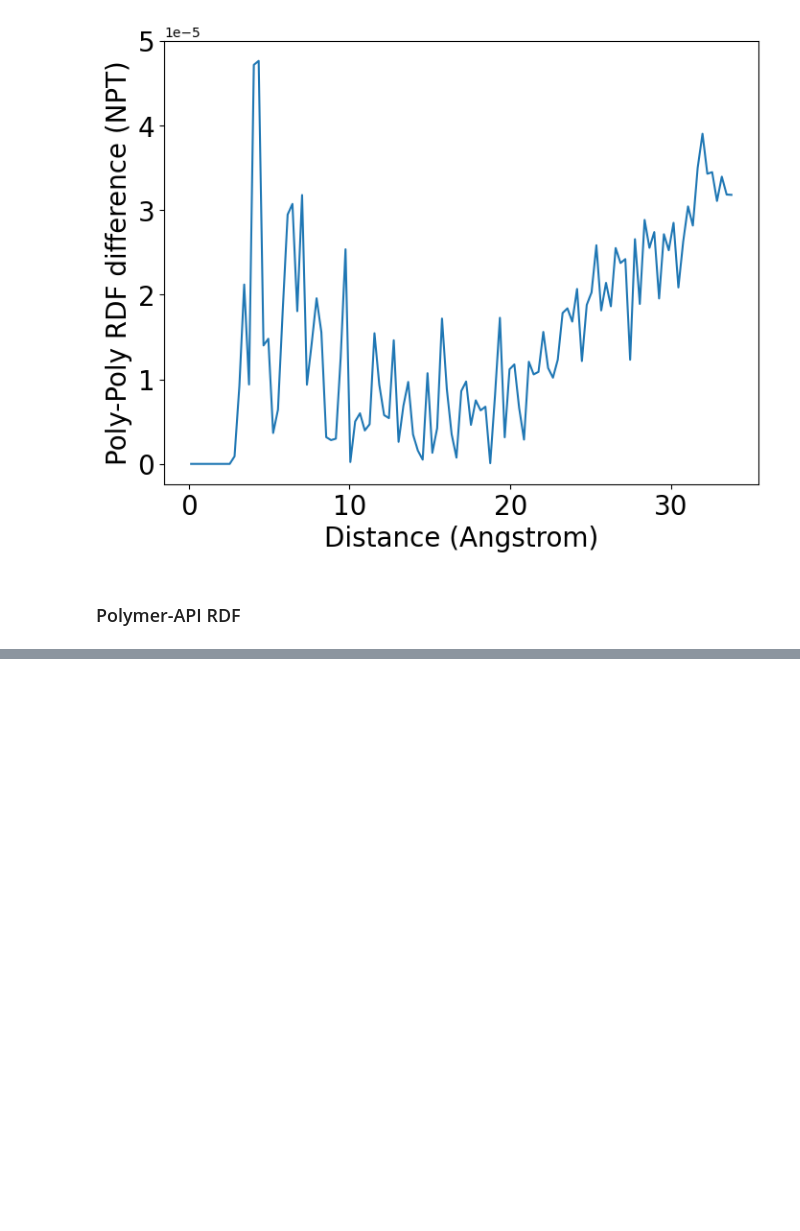
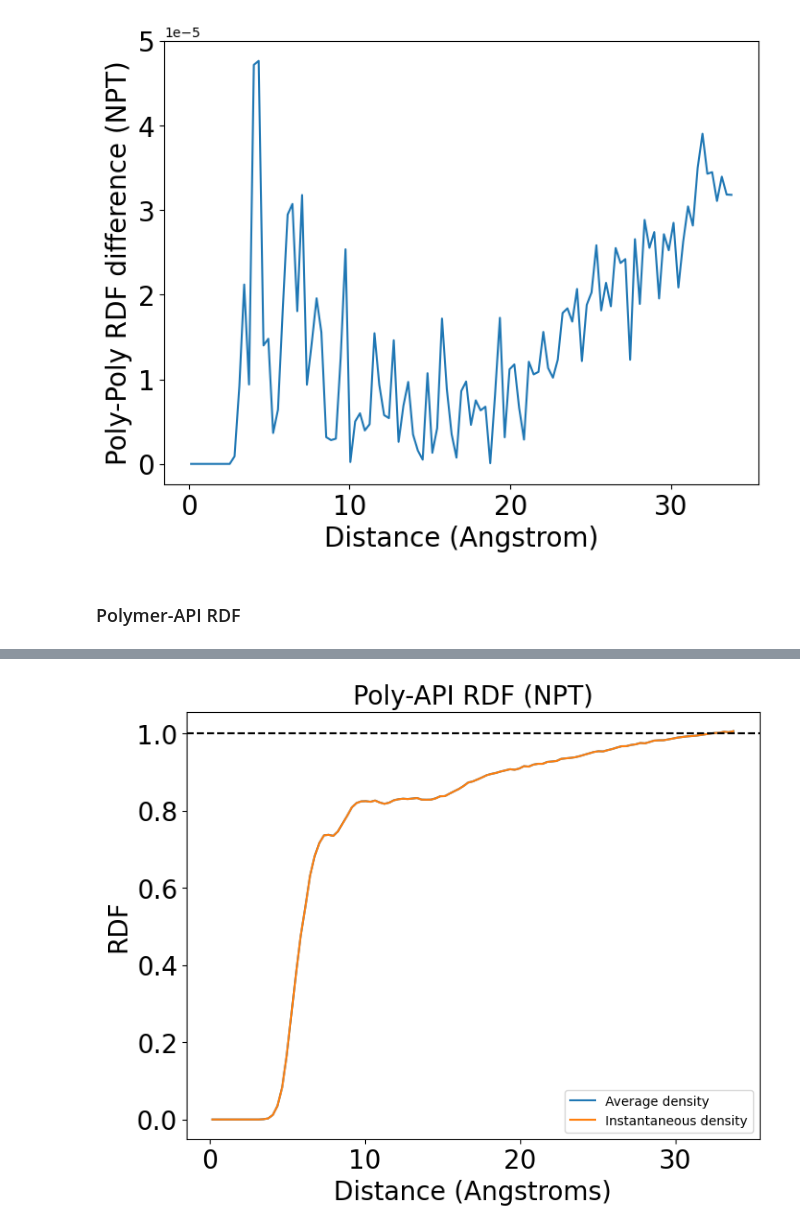
Before and after one commit to Luca-Gasparro/breaking_bad, a Jupyter notebook: rdf/rdf_results.ipynb, the cells around one changed output, grey strips where cells are left out. Saved outputs shown, nothing was run; the diff lists cells and outputs as text; code cells hidden in the pictures; blank space fills up the shorter version.

```diff
--- a/rdf/rdf_results.ipynb
+++ b/rdf/rdf_results.ipynb
@@ -263,0 +277,34 @@ API COM file test_api_nvt.npz already exists, skipping extraction.
+# %%
+# ----- NPT Simulation ------
+poly_api_bins_npt_avg, poly_api_rdf_npt_avg = rdf_analysis.polymer_api_rdf_manual(
+    polymer_topology_file="dry_npt_polymer.tpr",
+    polymer_trajectory_file="dry_npt_trim_polymers.xtc",
+    reference_particle_name="N1",
+    simulation_information_filename="test_api_npt.npz",
+    bin_width=0.3,
+    instantaneous=False,
+    start_time=2000,
+)
+poly_api_bins_npt_inst, poly_api_rdf_npt_inst = rdf_analysis.polymer_api_rdf_manual(
+    polymer_topology_file="dry_npt_polymer.tpr",
+    polymer_trajectory_file="dry_npt_trim_polymers.xtc",
+    reference_particle_name="N1",
+    simulation_information_filename="test_api_npt.npz",
+    bin_width=0.3,
+    instantaneous=True,
+    start_time=2000,
+)
+
+plt.figure(figsize=(8, 6))
+plt.plot(poly_api_bins_npt_avg, poly_api_rdf_npt_avg, label="Average density")
+plt.plot(poly_api_bins_npt_inst, poly_api_rdf_npt_inst, label="Instantaneous density")
+plt.title("Poly-API RDF (NPT)", fontsize=20)
+plt.xlabel("Distance (Angstroms)", fontsize=20)
+plt.ylabel("RDF", fontsize=20)
+plt.axhline(y=1, linestyle="--", color="k")
+plt.tick_params(labelsize=20)
+plt.legend()
+plt.savefig("poly_api_rdf_npt.png", dpi=300)
+plt.show()
+# %% [output]
+[figure, added]
```
Also changed, not shown: parts of 2 cells of this notebook, 2 other files.
